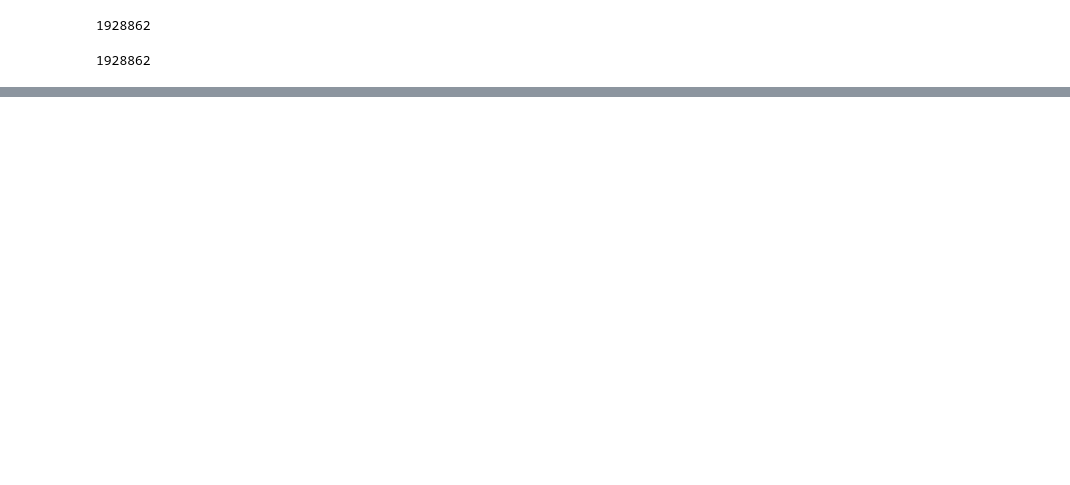
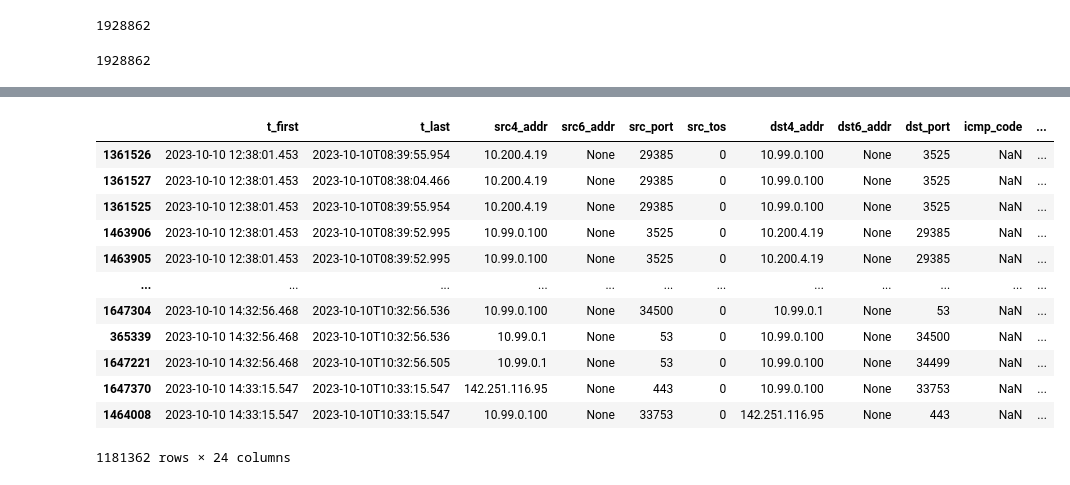
Before and after one commit to vmoody373/HONESTCapstone, a Jupyter notebook: labeling_attack_data.ipynb, the cells around one changed output, grey strips where cells are left out. Drawn from its saved outputs; the diff is of its cells as text; code cells hidden in the pictures; blank space fills up the shorter version.

```diff
--- a/labeling_attack_data.ipynb
+++ b/labeling_attack_data.ipynb
@@ -153,0 +176,18 @@ len(attack2)
+# %%
+df2 = attack2[attack2['label']==0]
+# %%
+df2.sort_values(by='t_first')#, ascending=False)
+# %% [output]
+|  | t_first | t_last | src4_addr | src6_addr | src_port | src_tos | dst4_addr | dst6_addr | dst_port | icmp_code | ... |
+| 1361526 | 2023-10-10 12:38:01.453 | 2023-10-10T08:39:55.954 | 10.200.4.19 | None | 29385 | 0 | 10.99.0.100 | None | 3525 | NaN | ... |
+| 1361527 | 2023-10-10 12:38:01.453 | 2023-10-10T08:38:04.466 | 10.200.4.19 | None | 29385 | 0 | 10.99.0.100 | None | 3525 | NaN | ... |
+| 1361525 | 2023-10-10 12:38:01.453 | 2023-10-10T08:39:55.954 | 10.200.4.19 | None | 29385 | 0 | 10.99.0.100 | None | 3525 | NaN | ... |
+| 1463906 | 2023-10-10 12:38:01.453 | 2023-10-10T08:39:52.995 | 10.99.0.100 | None | 3525 | 0 | 10.200.4.19 | None | 29385 | NaN | ... |
+| 1463905 | 2023-10-10 12:38:01.453 | 2023-10-10T08:39:52.995 | 10.99.0.100 | None | 3525 | 0 | 10.200.4.19 | None | 29385 | NaN | ... |
+| ... | ... | ... | ... | ... | ... | ... | ... | ... | ... | ... | ... |
+| 1647304 | 2023-10-10 14:32:56.468 | 2023-10-10T10:32:56.536 | 10.99.0.100 | None | 34500 | 0 | 10.99.0.1 | None | 53 | NaN | ... |
+| 365339 | 2023-10-10 14:32:56.468 | 2023-10-10T10:32:56.536 | 10.99.0.1 | None | 53 | 0 | 10.99.0.100 | None | 34500 | NaN | ... |
+| 1647221 | 2023-10-10 14:32:56.468 | 2023-10-10T10:32:56.505 | 10.99.0.1 | None | 53 | 0 | 10.99.0.100 | None | 34499 | NaN | ... |
+| 1647370 | 2023-10-10 14:33:15.547 | 2023-10-10T10:33:15.547 | 142.251.116.95 | None | 443 | 0 | 10.99.0.100 | None | 33753 | NaN | ... |
+| 1464008 | 2023-10-10 14:33:15.547 | 2023-10-10T10:33:15.547 | 10.99.0.100 | None | 33753 | 0 | 142.251.116.95 | None | 443 | NaN | ... |
+1181362 rows × 24 columns
```
Also changed, not shown: parts of 5 cells of this notebook.
